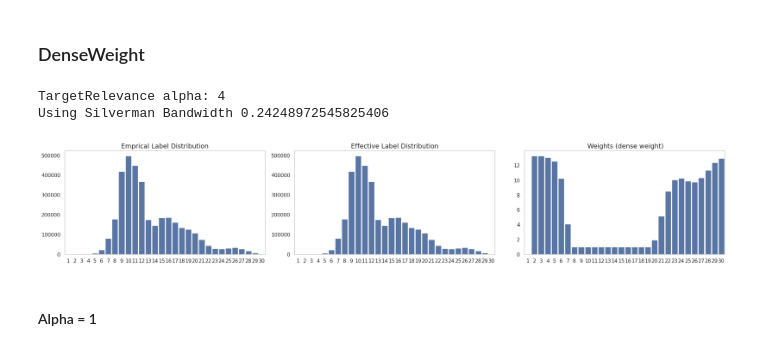
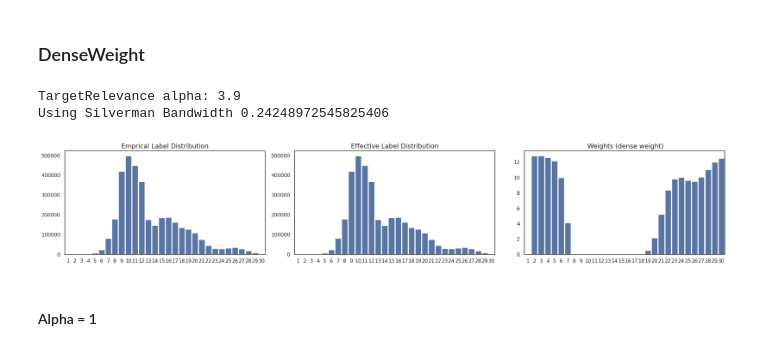
Before and after one commit to plant-ai-biophysics-lab/imbalance_deep_regression_yield_forecasting, a Jupyter notebook: Inference/ReWeightingMethods.ipynb, the cells around one changed output. Cells and saved outputs as stored; diff of their text form; code cells hidden in the pictures.

```diff
--- a/Inference/ReWeightingMethods.ipynb
+++ b/Inference/ReWeightingMethods.ipynb
@@ -35,17 +35,17 @@ from src import utils, RWSampler, Inference, dataloader
 ### DenseWeight
 # %%
 RGB_train_DW = pd.read_csv('/data2/hkaman/Imbalance/EXPs/EXP_011_64_001_05_RGB_DW_Alpha1/011_64_001_05_RGB_DW_Alpha1_train.csv',  index_col=0)
-weights = RWSampler.TargetRelevance(RGB_train_DW['ytrue'].values, alpha = 4).__call__(RGB_train_DW['ytrue'].values)
-weights = np.where(weights >= 1, weights, 1)
+weights = RWSampler.TargetRelevance(RGB_train_DW['ytrue'].values, alpha = 3.9).__call__(RGB_train_DW['ytrue'].values)
+#weights = np.where(weights >= 1, weights, 1)
 newdf = pd.DataFrame()
 newdf['ytrue']   = RGB_train_DW['ytrue']
 newdf['weights'] = weights
 weights_bins, ytrue_bins = Inference.return_samples_weight_per_bins(newdf)
 _ = utils.triple_emp_effective_weights_hist_plot(ytrue_bins, ytrue_bins, weights_bins, method = 'dense weight')
 # %% [output]
-TargetRelevance alpha: 4
+TargetRelevance alpha: 3.9
 Using Silverman Bandwidth 0.24248972545825406
-[figure, old version]
+[figure, new version]
 # %% [markdown]
 #### Alpha = 1
 # %%
```
Also changed, not shown: parts of 8 cells of this notebook, 8 other files.
